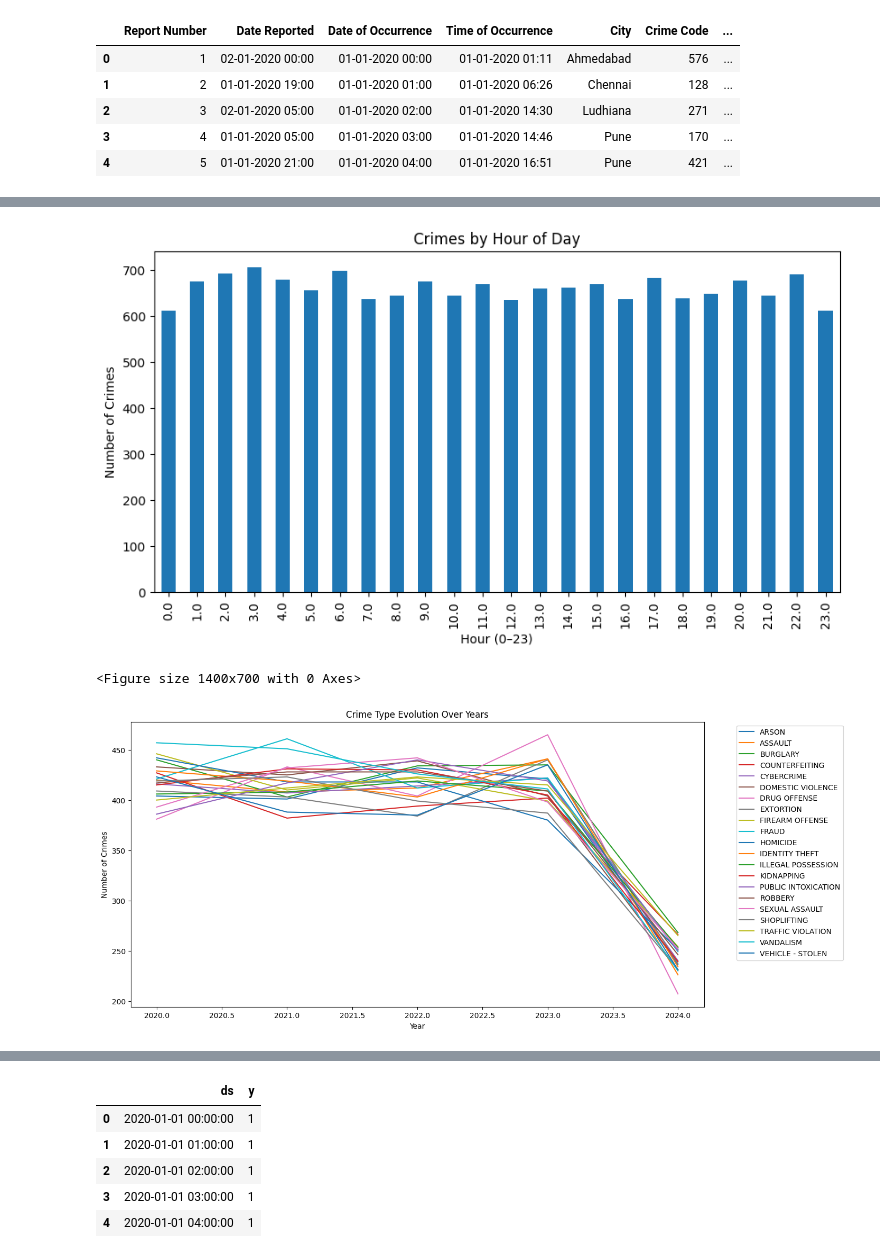
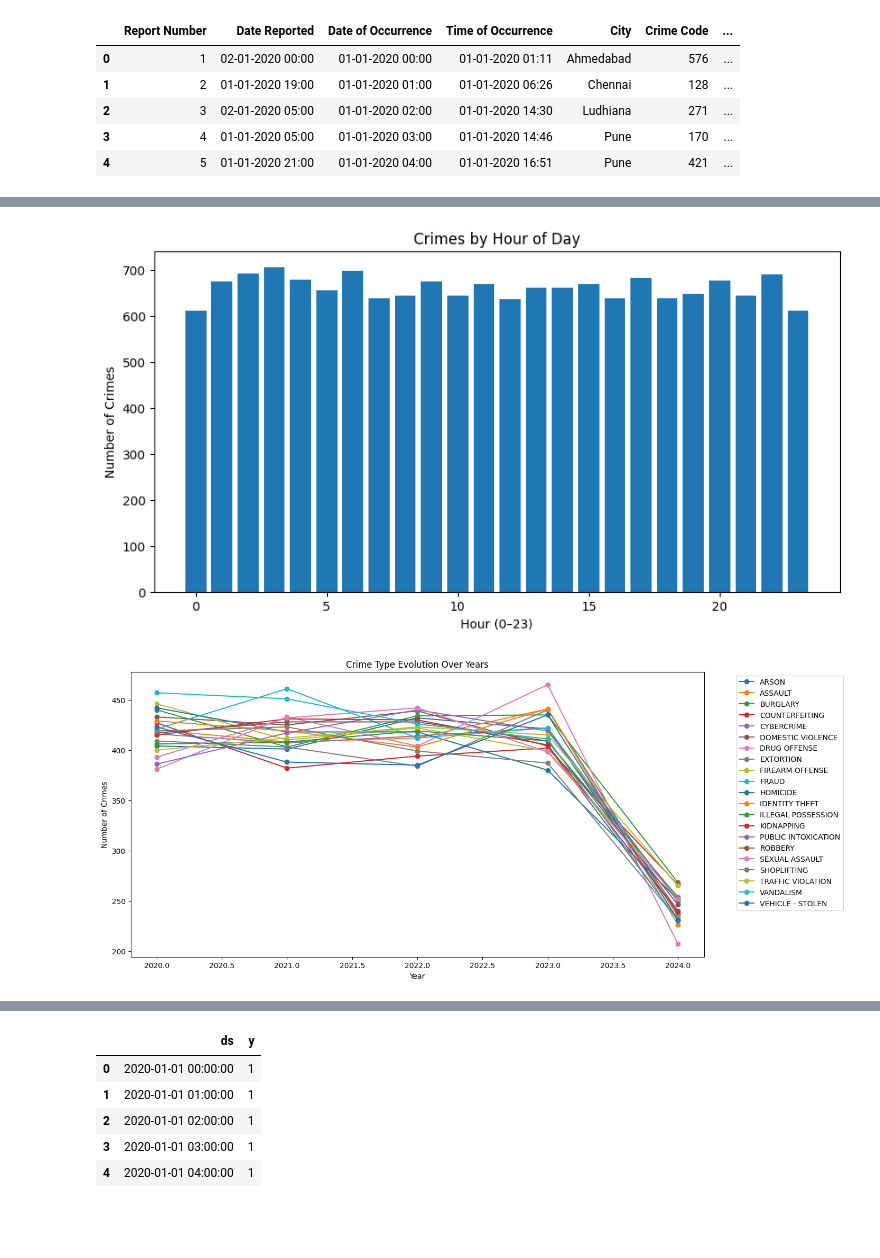
Before and after one commit to Mr-Dipayan-Dey/CrimeDataAnalysis, a Jupyter notebook: Internship.ipynb, the cells around one changed output, grey strips where cells are left out. Cells and saved outputs as stored; diff of their text form; code cells hidden in the pictures; blank space fills up the shorter version.

```diff
--- a/Internship.ipynb
+++ b/Internship.ipynb
@@ -1,13 +1,10 @@
 # %%
-# -----------------------------
-# 1. Import Libraries & Load Data
-# -----------------------------
 import pandas as pd
 import matplotlib.pyplot as plt
 
-# Read the dataset
-file_path = "crime_data_cleaned.csv"
-crime_df = pd.read_csv("crime_data_cleaned.csv")
+# Load dataset
+file_path = "crime_data_cleaned.csv"   # change path if needed
+crime_df = pd.read_csv(file_path)
 
 # Preview
 crime_df.head()
@@ -99,31 +111,28 @@ plt.show()
 # %%
-# -----------------------------
-# 5. Time of Day Analysis
-# -----------------------------
+# Crimes by hour
 hourly_counts = crime_df['Hour'].value_counts().sort_index()
 
 plt.figure(figsize=(10,5))
-hourly_counts.plot(kind='bar')
+plt.bar(hourly_counts.index, hourly_counts.values)
 plt.title("Crimes by Hour of Day")
 plt.xlabel("Hour (0–23)")
 plt.ylabel("Number of Crimes")
 plt.show()
 # %% [output]
-[figure, old version]
+[figure, new version]
 # %%
-# -----------------------------
-# 6. Crime Type Evolution Over Years
-# -----------------------------
+# Crimes by type over years
 crime_type_trend = crime_df.groupby(['Year','Crime Description']).size().unstack(fill_value=0)
 
 plt.figure(figsize=(14,7))
-crime_type_trend.plot(figsize=(14,7))
+for col in crime_type_trend.columns:
+    plt.plot(crime_type_trend.index, crime_type_trend[col], marker='o', label=col)
+
 plt.title("Crime Type Evolution Over Years")
 plt.xlabel("Year")
 plt.ylabel("Number of Crimes")
 plt.legend(bbox_to_anchor=(1.05, 1), loc='upper left')
 plt.show()
 # %% [output]
-<Figure size 1400x700 with 0 Axes>
-[figure, old version]
+[figure, new version]
 # %%
```
Also changed, not shown: parts of 6 cells of this notebook.
